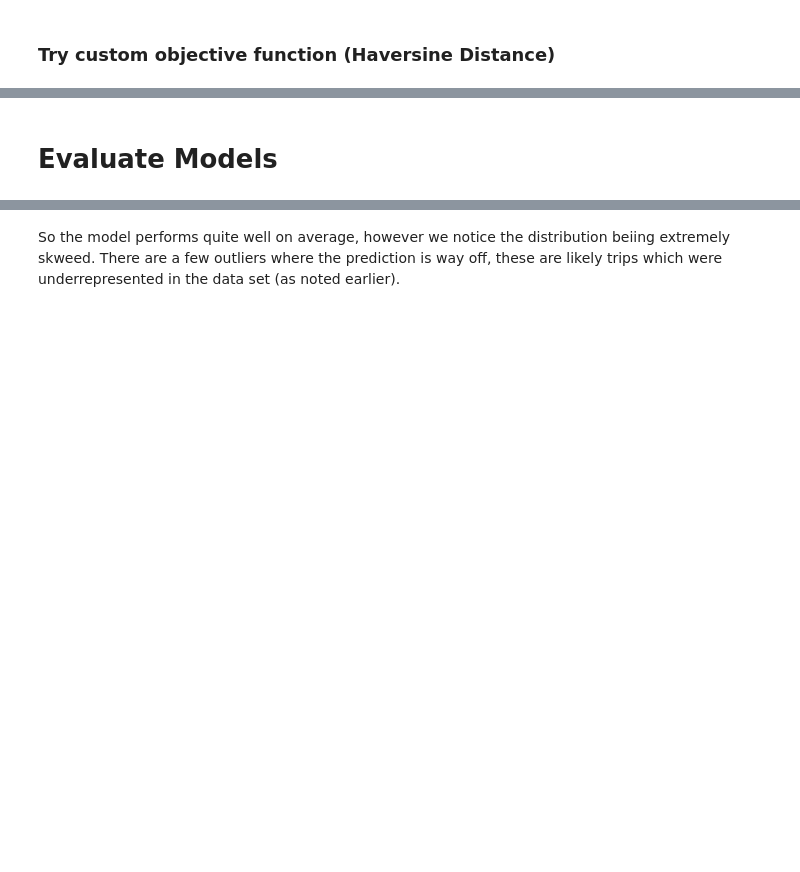
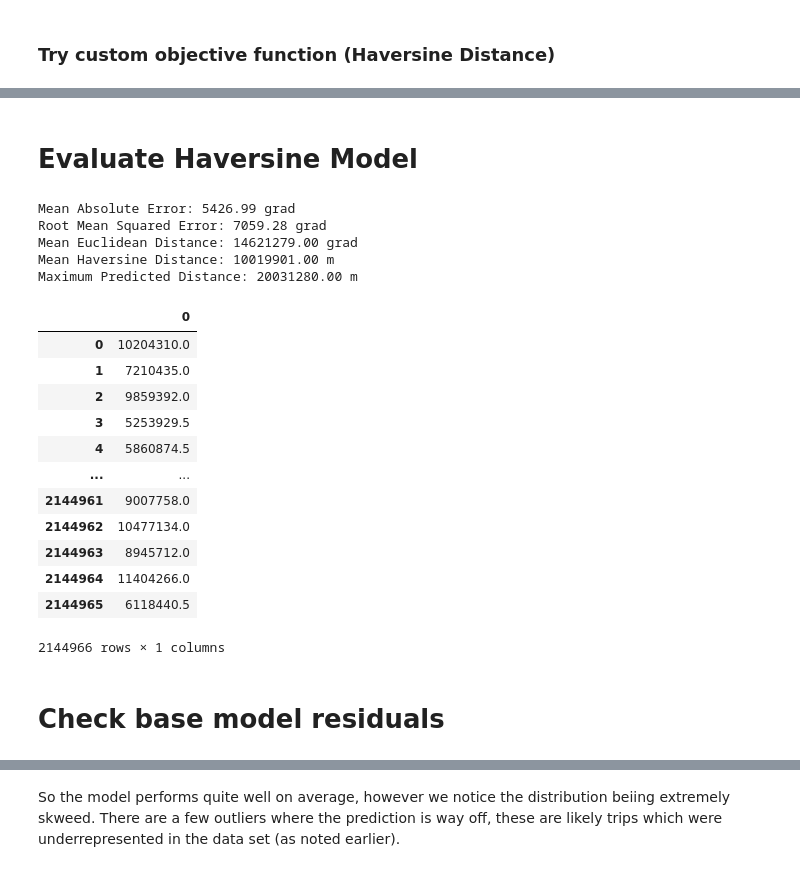
Before and after one commit to jon-mic/AXA_citibike_challenge, a Jupyter notebook: CodingChallenge_tripdata_model.ipynb, the cells around one changed output, grey strips where cells are left out. Drawn from its saved outputs; the diff is of its cells as text; code cells hidden in the pictures; blank space fills up the shorter version.

```diff
--- a/CodingChallenge_tripdata_model.ipynb
+++ b/CodingChallenge_tripdata_model.ipynb
@@ -649,10 +730,31 @@ y_test.to_parquet('test_labels.parquet')
 # %% [markdown]
-# Evaluate Models
+# Evaluate Haversine Model
 # %%
 bst = xgb.Booster()
 bst.load_model('2024_xgboost_model_lat_lng_hd_m.json')
 # %%
-evaluate_model(bst)
+evaluate_loc_model(bst, X_test_full, y_test_full)
+# %% [output]
+Mean Absolute Error: 5426.99 grad
+Root Mean Squared Error: 7059.28 grad
+Mean Euclidean Distance: 14621279.00 grad
+Mean Haversine Distance: 10019901.00 m
+Maximum Predicted Distance: 20031280.00 m
+|  | 0 |
+| 0 | 10204310.0 |
+| 1 | 7210435.0 |
+| 2 | 9859392.0 |
+| 3 | 5253929.5 |
+| 4 | 5860874.5 |
+| ... | ... |
+| 2144961 | 9007758.0 |
+| 2144962 | 10477134.0 |
+| 2144963 | 8945712.0 |
+| 2144964 | 11404266.0 |
+| 2144965 | 6118440.5 |
+2144966 rows × 1 columns
+# %% [markdown]
+# Check base model residuals
 # %%
 print(pd.DataFrame(distances).describe())
 pd.DataFrame(distances).plot.hist(bins=200)
```
Also changed, not shown: parts of 22 cells of this notebook, 5 other files.
